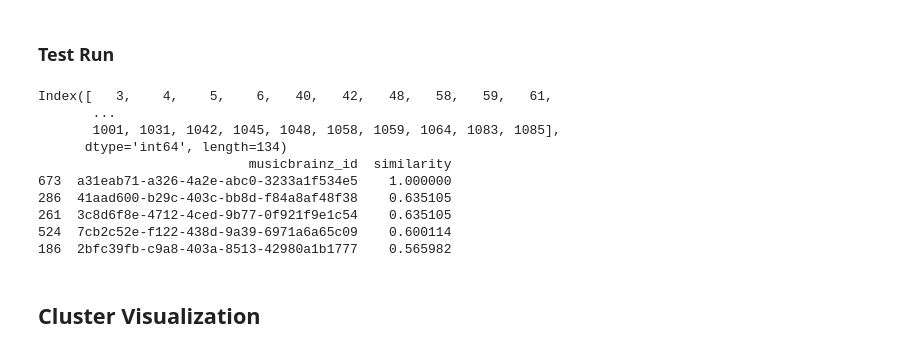
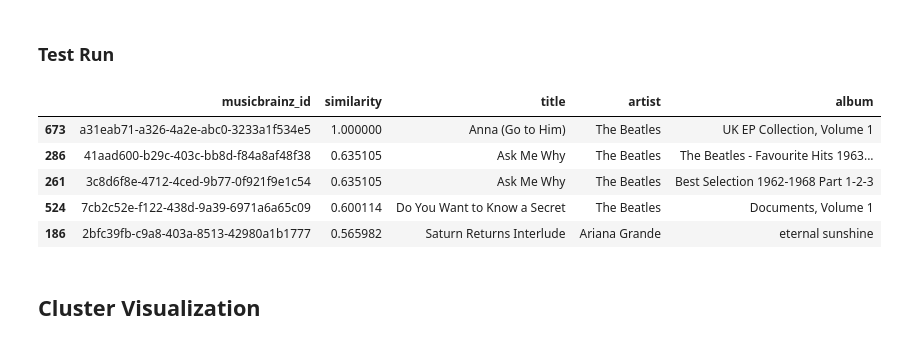
Before and after one commit to ShubhPundir/Music-Recommendation-Engine, a Jupyter notebook: recommendation/Clustering.ipynb, the cells around one changed output. Cells and saved outputs as stored; diff of their text form; code cells hidden in the pictures.

```diff
--- a/recommendation/Clustering.ipynb
+++ b/recommendation/Clustering.ipynb
@@ -162,7 +124,7 @@ def recommend_similar_songs(song_id, top_n=5):
 
     # Get songs from the same cluster
     cluster_df = df_clean[df_clean['cluster'] == target_cluster]
-    print(cluster_df.index)
+    # print(cluster_df.index)
     cluster_X = X_scaled[cluster_df.index]
 
     # Compute similarity
@@ -173,7 +135,7 @@ def recommend_similar_songs(song_id, top_n=5):
     cluster_df['similarity'] = similarities
     cluster_df = cluster_df.sort_values(by='similarity', ascending=False)
 
-    return cluster_df[['musicbrainz_id', 'similarity']].head(top_n)
+    return cluster_df[['musicbrainz_id', 'similarity', 'title', 'artist', 'album']].head(top_n)
 # %%
 df_clean.shape, X_scaled.shape
 # %% [output]
@@ -183,18 +145,14 @@ df_clean.shape, X_scaled.shape
 # %%
 # Example usage
 recommendations = recommend_similar_songs(song_id='a31eab71-a326-4a2e-abc0-3233a1f534e5')
-print(recommendations)
+recommendations
 # %% [output]
-Index([   3,    4,    5,    6,   40,   42,   48,   58,   59,   61,
-       ...
-       1001, 1031, 1042, 1045, 1048, 1058, 1059, 1064, 1083, 1085],
-      dtype='int64', length=134)
-                           musicbrainz_id  similarity
-673  a31eab71-a326-4a2e-abc0-3233a1f534e5    1.000000
-286  41aad600-b29c-403c-bb8d-f84a8af48f38    0.635105
-261  3c8d6f8e-4712-4ced-9b77-0f921f9e1c54    0.635105
-524  7cb2c52e-f122-438d-9a39-6971a6a65c09    0.600114
-186  2bfc39fb-c9a8-403a-8513-42980a1b1777    0.565982
+|  | musicbrainz_id | similarity | title | artist | album |
+| 673 | a31eab71-a326-4a2e-abc0-3233a1f534e5 | 1.000000 | Anna (Go to Him) | The Beatles | UK EP Collection, Volume 1 |
+| 286 | 41aad600-b29c-403c-bb8d-f84a8af48f38 | 0.635105 | Ask Me Why | The Beatles | The Beatles - Favourite Hits 1963... |
+| 261 | 3c8d6f8e-4712-4ced-9b77-0f921f9e1c54 | 0.635105 | Ask Me Why | The Beatles | Best Selection 1962-1968 Part 1-2-3 |
+| 524 | 7cb2c52e-f122-438d-9a39-6971a6a65c09 | 0.600114 | Do You Want to Know a Secret | The Beatles | Documents, Volume 1 |
+| 186 | 2bfc39fb-c9a8-403a-8513-42980a1b1777 | 0.565982 | Saturn Returns Interlude | Ariana Grande | eternal sunshine |
 # %% [markdown]
 ## Cluster Visualization
 # %%
```
Also changed, not shown: parts of 24 cells of this notebook, 1 other file.
